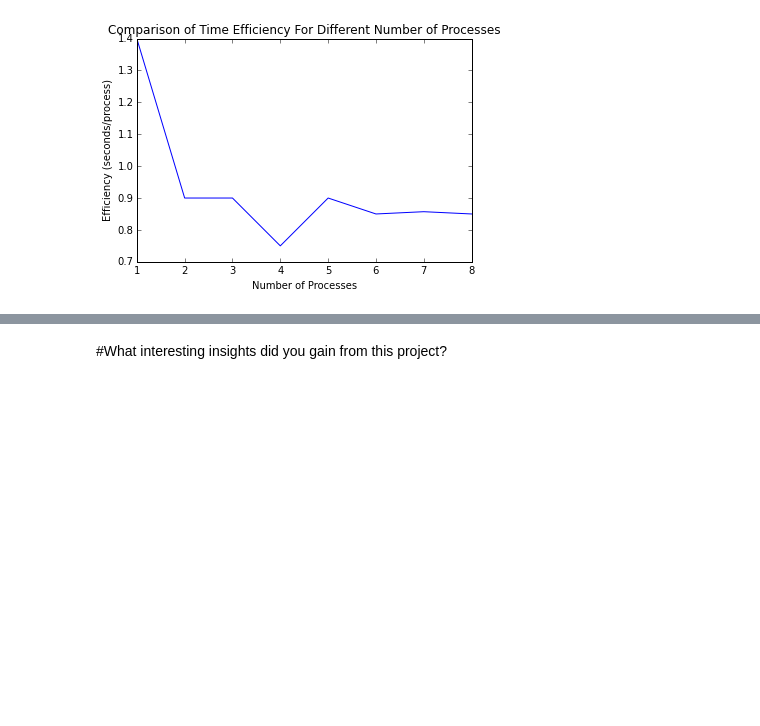
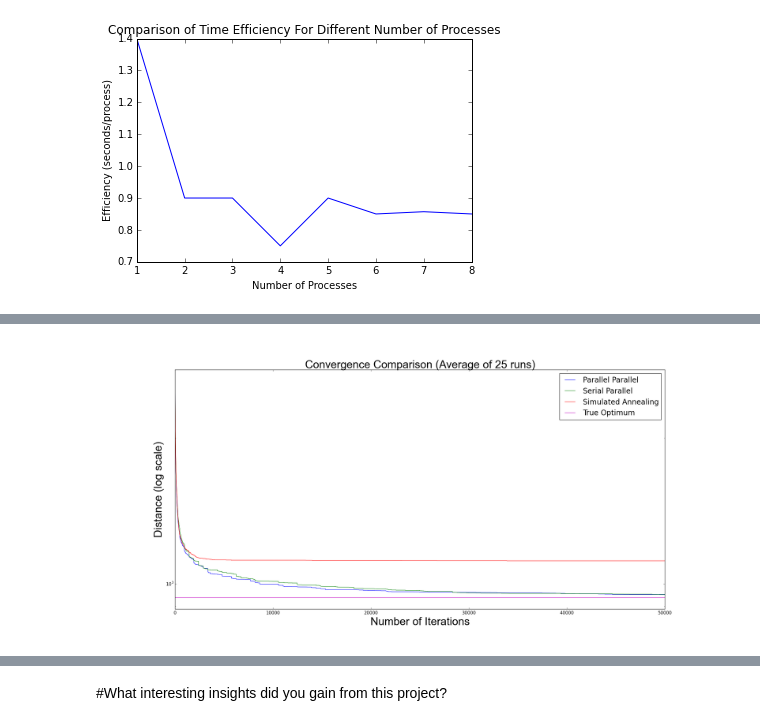
Before and after one commit to dekatzenel/cs205-final-project, a Jupyter notebook: Report.ipynb, the cells around one changed output, grey strips where cells are left out. Saved outputs shown, nothing was run; the diff lists cells and outputs as text; code cells hidden in the pictures; blank space fills up the shorter version.

```diff
--- a/Report.ipynb
+++ b/Report.ipynb
@@ -86,0 +96,4 @@ To make the parallel tempering implementations comparable to simulated annealing
+# %%
+display.Image('AccuracyVsIterations.png')
+# %% [output]
+[figure, added]
```
Also changed, not shown: parts of 17 cells of this notebook.
